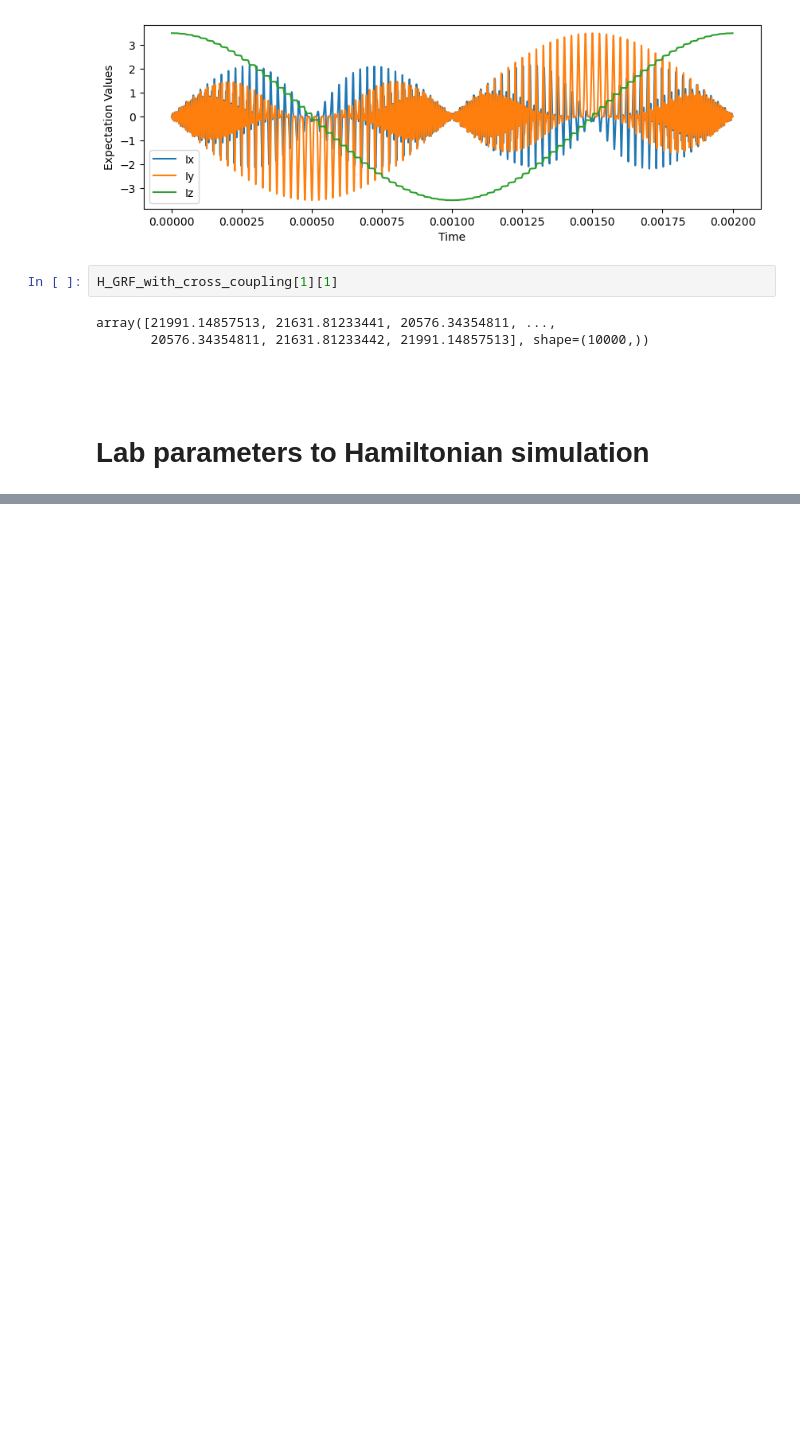
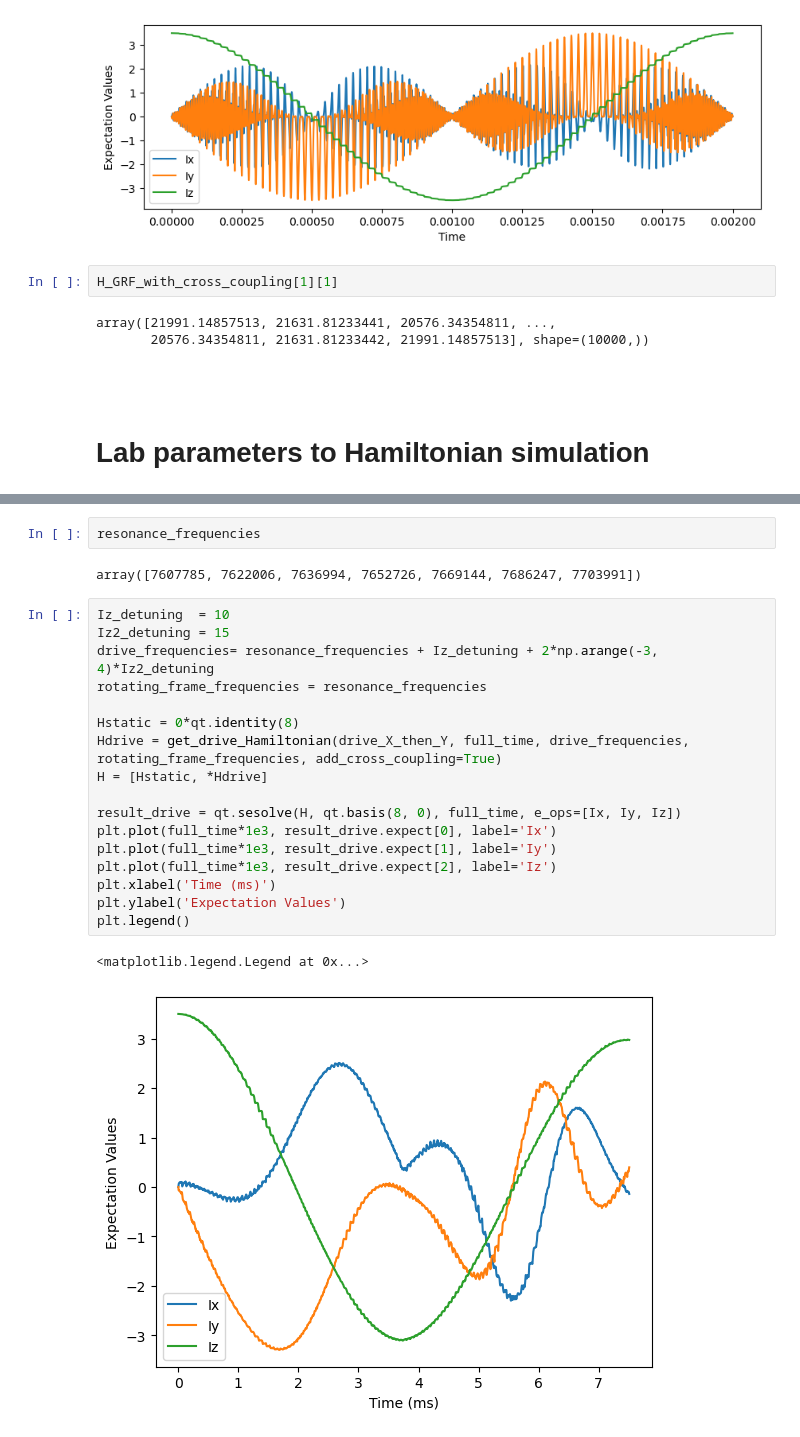
Before and after one commit to arjenvaartjes/Psyduck, a Jupyter notebook: examples/hamiltonian/TimeDependentHamiltonians.ipynb, the cells around one changed output, grey strips where cells are left out. Drawn from its saved outputs; the diff is of its cells as text; blank space fills up the shorter version.

```diff
--- a/examples/hamiltonian/TimeDependentHamiltonians.ipynb
+++ b/examples/hamiltonian/TimeDependentHamiltonians.ipynb
@@ -365,0 +409,24 @@ H[0]
+# %%
+resonance_frequencies
+# %% [output]
+array([7607785, 7622006, 7636994, 7652726, 7669144, 7686247, 7703991])
+# %%
+Iz_detuning  = 10
+Iz2_detuning = 15
+drive_frequencies= resonance_frequencies + Iz_detuning + 2*np.arange(-3, 4)*Iz2_detuning
+rotating_frame_frequencies = resonance_frequencies
+
+Hstatic = 0*qt.identity(8)
+Hdrive = get_drive_Hamiltonian(drive_X_then_Y, full_time, drive_frequencies, rotating_frame_frequencies, add_cross_coupling=True)
+H = [Hstatic, *Hdrive]
+
+result_drive = qt.sesolve(H, qt.basis(8, 0), full_time, e_ops=[Ix, Iy, Iz])
+plt.plot(full_time*1e3, result_drive.expect[0], label='Ix')
+plt.plot(full_time*1e3, result_drive.expect[1], label='Iy')
+plt.plot(full_time*1e3, result_drive.expect[2], label='Iz')
+plt.xlabel('Time (ms)')
+plt.ylabel('Expectation Values')
+plt.legend()
+# %% [output]
+<matplotlib.legend.Legend at 0x...>
+[figure, added]
```
Also changed, not shown: parts of 14 cells of this notebook.
